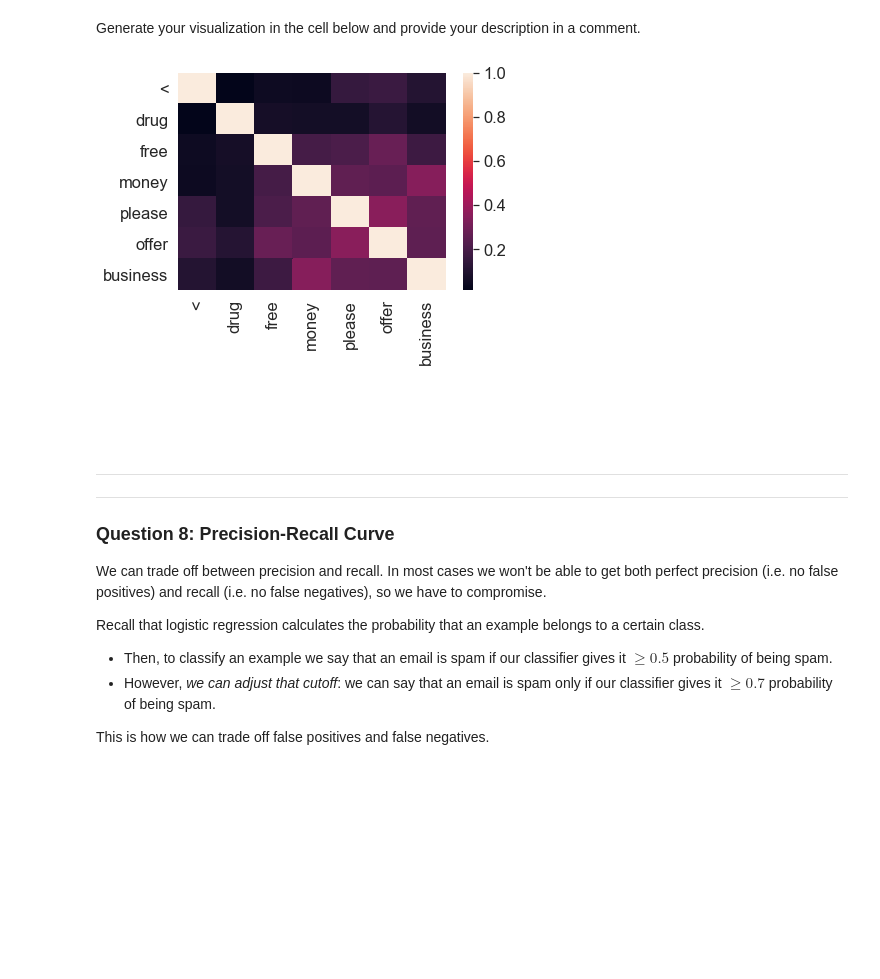
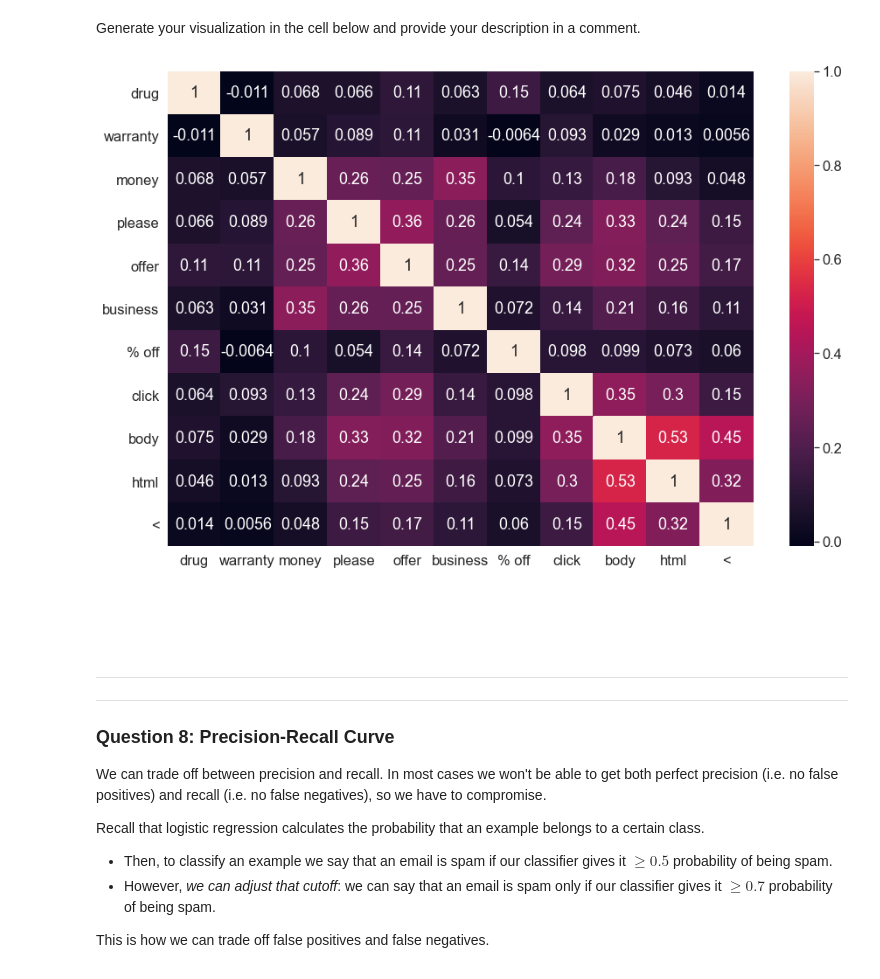
Before and after one commit to RyanKor/COSE471_COURSE_MATERIALS, a Jupyter notebook: assignment/proj1/proj1.ipynb, the cells around one changed output. Drawn from its saved outputs; the diff is of its cells as text; code cells hidden in the pictures; blank space fills up the shorter version.

```diff
--- a/assignment/proj1/proj1.ipynb
+++ b/assignment/proj1/proj1.ipynb
@@ -783,26 +783,40 @@ format: image
 points: 6
 -->
 <!-- EXPORT TO PDF format:image -->
-# %%
-# Write your description (2-3 sentences) as a comment here:
-new = train
-words = ['<', 'drug', 'free', 'money', 'please','offer','business']
-
-new['<'] = words_in_texts(['<'],train['email']) #each list tells you whether word is in the ith email or not
-new['drug'] = words_in_texts(['drug'],train['email'])
-new['free'] = words_in_texts(['free'],train['email'])
-new['money'] = words_in_texts(['money'],train['email'])
-new['please'] = words_in_texts(['please'],train['email'])
-new['offer'] = words_in_texts(['offer'],train['email'])
-new['business'] = words_in_texts(['business'],train['email'])
-correlation = new[words] #new data frame just displaying your words
-
-# Write the code to generate your visualization here:
-sns.heatmap(correlation.corr());
-# annot = True를 사용해 구체적 수치 파악 가능
-# 차트에 수가 너무 많이 표기되 생략
-# %% [output]
-[figure, removed]
+# %%
+# Write your description (2-3 sentences) as a comment here:
+# 아래의 heapmap그래프를 통해 몇 몇 단어들 사이의 연관성을 유추할 수 있습니다.예를 들어,
+# 비교군으로 삽입된 '<'의 경우, 함께 삽입된 나머지 단어들과 연관성이 많이 없어 수치가 낮으며,
+# < & html & body의 경우 redundancy가 다른 단어들에 비해 상당히 높은 것을 볼 수 있습니다.
+# 이 단어들 사이의 연관도를 통해 모델의 예측값을 향상시키는데 활용할 수 있을 것으로 보입니다
+
+# BEGIN YOUR CODE
+# -----------------------
+# Spam Trigger words list
+# https://blog.hubspot.com/blog/tabid/6307/bid/30684/the-ultimate-list-of-email-spam-trigger-words.aspx
+Spam_trigger = ['drug', 'warranty', 'money', 'please','offer','business', "% off", 'click', 'body','html','<']
+visualization = train.copy()
+visualization['drug'] = words_in_texts(['drug'],train['email'])
+visualization['warranty'] = words_in_texts(['warranty'],train['email'])
+visualization['money'] = words_in_texts(['money'],train['email'])
+visualization['please'] = words_in_texts(['please'],train['email'])
+visualization['offer'] = words_in_texts(['offer'],train['email'])
+visualization['business'] = words_in_texts(['business'],train['email'])
+visualization['% off'] = words_in_texts(['% off'],train['email'])
+visualization['click'] = words_in_texts(['click'],train['email'])
+# body & html & <은 50% 이상 높은 연관도를 보임 --> 즉 redundancy가 크다
+visualization['body'] = words_in_texts(['body'],train['email'])
+visualization['html'] = words_in_texts(['html'],train['email'])
+visualization['<'] = words_in_texts(['<'],train['email'])
+correlation = visualization[Spam_trigger]
+# -----------------------
+# END YOUR CODE
+# Write the code to generate your visualization here:
+plt.figure(figsize=(15,10))
+sns.heatmap(correlation.corr(),annot = True);
+# annot = True를 사용해 구체적 수치 파악 가능
+# %% [output]
+[figure, added]
 # %% [markdown]
 <br/><br/><br/>
 <hr style="border: 5px solid #990000;" />
```
Also changed, not shown: parts of 8 cells of this notebook, 27 other files.
